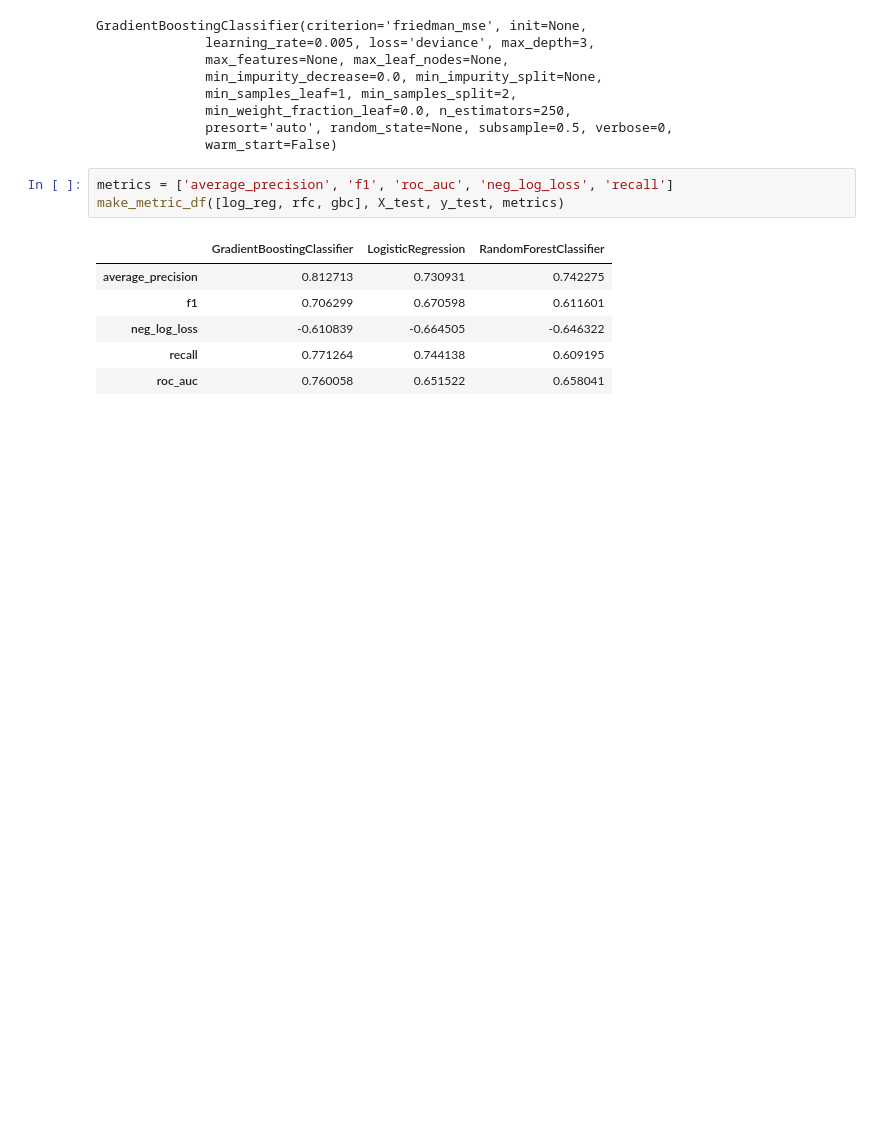
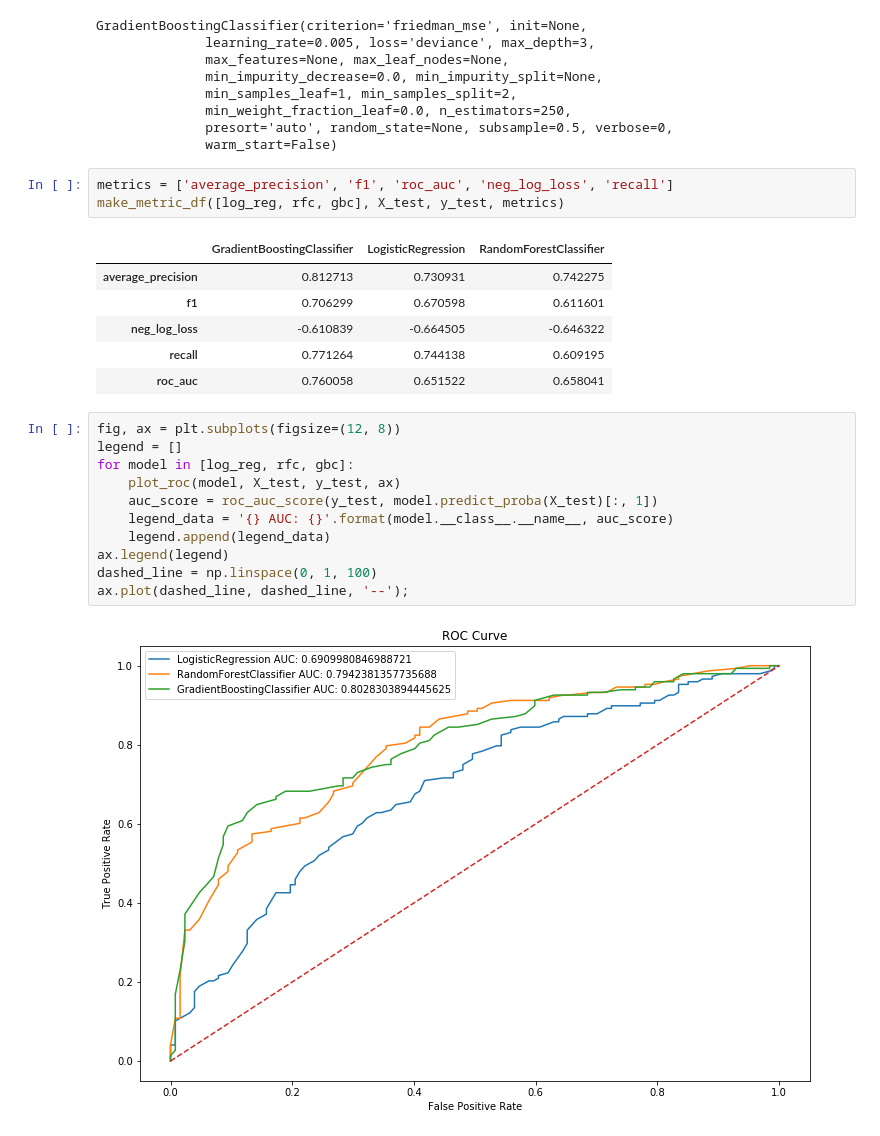
Before and after one commit to kurtrm/predicting_equipment_failure, a Jupyter notebook: notebooks/Untitled.ipynb, the cells around one changed output. Cells and saved outputs as stored; diff of their text form; blank space fills up the shorter version.

```diff
--- a/notebooks/Untitled.ipynb
+++ b/notebooks/Untitled.ipynb
@@ -237,3 +223,16 @@ make_metric_df([log_reg, rfc, gbc], X_test, y_test, metrics)
 | neg_log_loss | -0.610839 | -0.664505 | -0.646322 |
 | recall | 0.771264 | 0.744138 | 0.609195 |
 | roc_auc | 0.760058 | 0.651522 | 0.658041 |
+# %%
+fig, ax = plt.subplots(figsize=(12, 8))
+legend = []
+for model in [log_reg, rfc, gbc]:
+    plot_roc(model, X_test, y_test, ax)
+    auc_score = roc_auc_score(y_test, model.predict_proba(X_test)[:, 1])
+    legend_data = '{} AUC: {}'.format(model.__class__.__name__, auc_score)
+    legend.append(legend_data)
+ax.legend(legend)
+dashed_line = np.linspace(0, 1, 100)
+ax.plot(dashed_line, dashed_line, '--');
+# %% [output]
+[figure, added]
```
Also changed, not shown: parts of 10 cells of this notebook.
